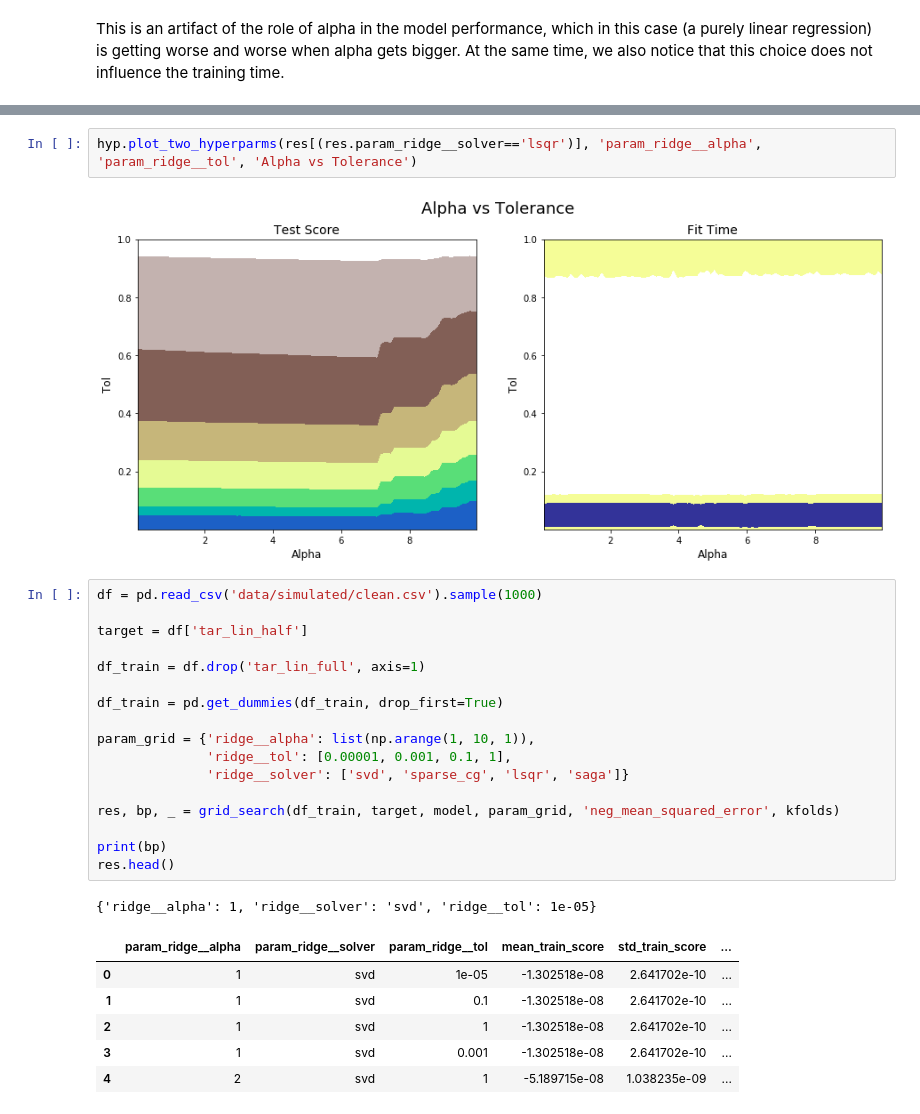
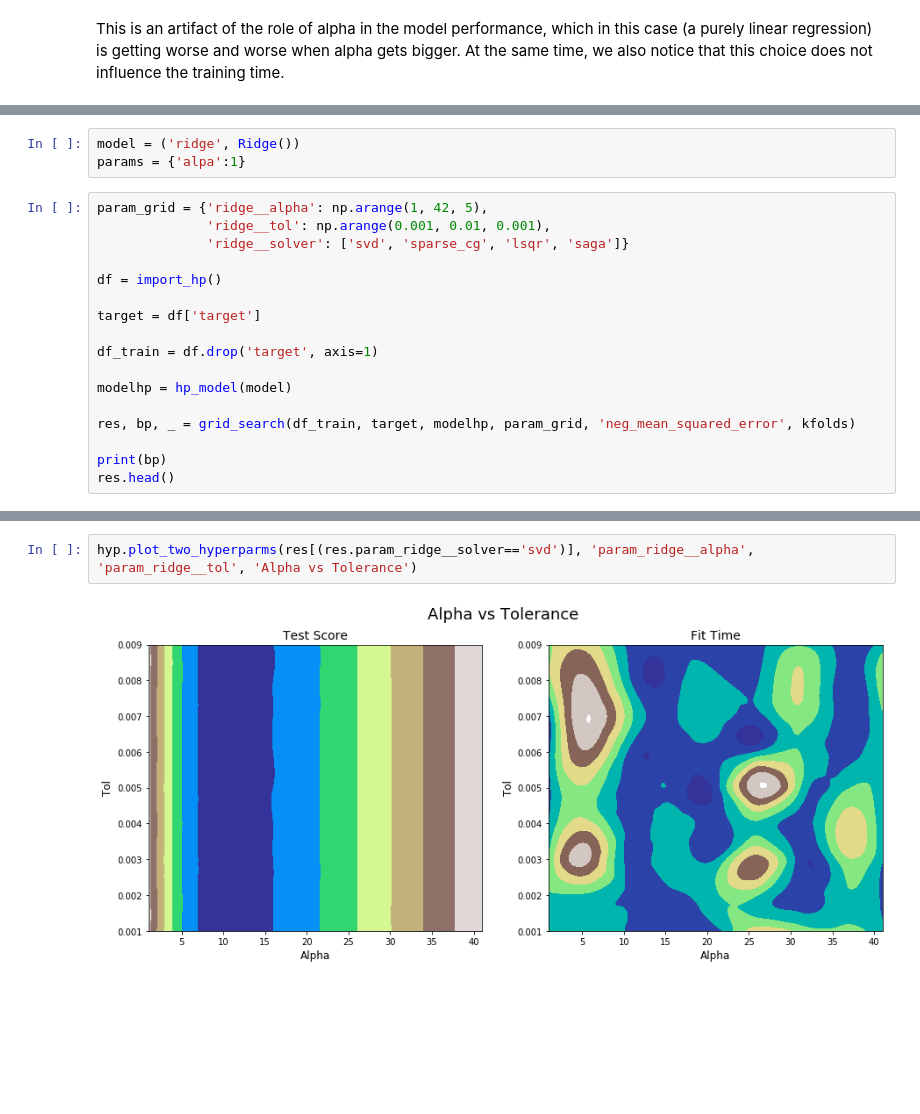
Before and after one commit to lucabasa/ML-algorithms-and-experiments, a Jupyter notebook: 04_linear_models_ridge.ipynb, the cells around one changed output, grey strips where cells are left out. Cells and saved outputs as stored; diff of their text form; blank space fills up the shorter version.

Commit message:
found good example for ridge

```diff
--- a/04_linear_models_ridge.ipynb
+++ b/04_linear_models_ridge.ipynb
@@ -223,0 +310,20 @@ This is an artifact of the role of alpha in the model performance, which in this
+# %%
+model = ('ridge', Ridge())
+params = {'alpa':1}
+# %%
+param_grid = {'ridge__alpha': np.arange(1, 42, 5),
+              'ridge__tol': np.arange(0.001, 0.01, 0.001),
+              'ridge__solver': ['svd', 'sparse_cg', 'lsqr', 'saga']}
+
+df = import_hp()
+
+target = df['target']
+
+df_train = df.drop('target', axis=1)
+
+modelhp = hp_model(model)
+
+res, bp, _ = grid_search(df_train, target, modelhp, param_grid, 'neg_mean_squared_error', kfolds)
+
+print(bp)
+res.head()
@@ -228,29 +352,4 @@ hyp.plot_hyperparameter(res[(res.param_ridge__solver=='lsqr') & (res.param_ridge
 # %%
-hyp.plot_two_hyperparms(res[(res.param_ridge__solver=='lsqr')], 'param_ridge__alpha', 'param_ridge__tol', 'Alpha vs Tolerance')
+hyp.plot_two_hyperparms(res[(res.param_ridge__solver=='svd')], 'param_ridge__alpha', 'param_ridge__tol', 'Alpha vs Tolerance')
 # %% [output]
-[figure, old version]
+[figure, new version]
-# %%
-df = pd.read_csv('data/simulated/clean.csv').sample(1000)
-
-target = df['tar_lin_half']
-
-df_train = df.drop('tar_lin_full', axis=1)
-
-df_train = pd.get_dummies(df_train, drop_first=True)
-
-param_grid = {'ridge__alpha': list(np.arange(1, 10, 1)),
-              'ridge__tol': [0.00001, 0.001, 0.1, 1],
-              'ridge__solver': ['svd', 'sparse_cg', 'lsqr', 'saga']}
-
-res, bp, _ = grid_search(df_train, target, model, param_grid, 'neg_mean_squared_error', kfolds)
-
-print(bp)
-res.head()
-# %% [output]
-{'ridge__alpha': 1, 'ridge__solver': 'svd', 'ridge__tol': 1e-05}
-|  | param_ridge__alpha | param_ridge__solver | param_ridge__tol | mean_train_score | std_train_score | ... |
-| 0 | 1 | svd | 1e-05 | -1.302518e-08 | 2.641702e-10 | ... |
-| 1 | 1 | svd | 0.1 | -1.302518e-08 | 2.641702e-10 | ... |
-| 2 | 1 | svd | 1 | -1.302518e-08 | 2.641702e-10 | ... |
-| 3 | 1 | svd | 0.001 | -1.302518e-08 | 2.641702e-10 | ... |
-| 4 | 2 | svd | 1 | -5.189715e-08 | 1.038235e-09 | ... |
```
Also changed, not shown: parts of 38 cells of this notebook.
